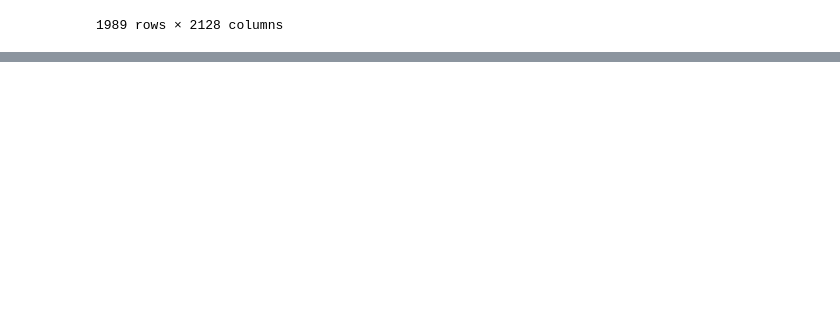
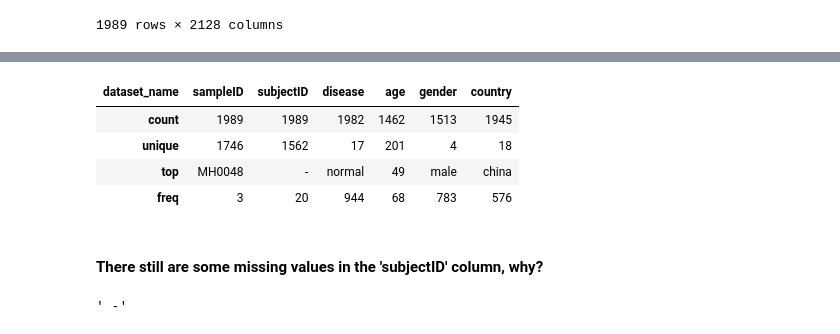
Before and after one commit to kimsubs/microbiome-disease-classifier, a Jupyter notebook: notebooks/01_data_cleaning.ipynb, the cells around one changed output, grey strips where cells are left out. Drawn from its saved outputs; the diff is of its cells as text; code cells hidden in the pictures; blank space fills up the shorter version.

```diff
--- a/notebooks/01_data_cleaning.ipynb
+++ b/notebooks/01_data_cleaning.ipynb
@@ -86,0 +120,17 @@ taxa_df
+# %%
+# replace all missing data as NaN
+metadata_df.replace(['-', 'nd'], np.nan, inplace=True)
+# %%
+metadata_df.describe()
+# %% [output]
+| dataset_name | sampleID | subjectID | disease | age | gender | country |
+| count | 1989 | 1989 | 1982 | 1462 | 1513 | 1945 |
+| unique | 1746 | 1562 | 17 | 201 | 4 | 18 |
+| top | MH0048 | - | normal | 49 | male | china |
+| freq | 3 | 20 | 944 | 68 | 783 | 576 |
+# %% [markdown]
+#### There still are some missing values in the 'subjectID' column, why?
+# %%
+metadata_df['subjectID'].value_counts().idxmax()
+# %% [output]
+' -'
```
Also changed, not shown: parts of 16 cells of this notebook, 3 other files.
